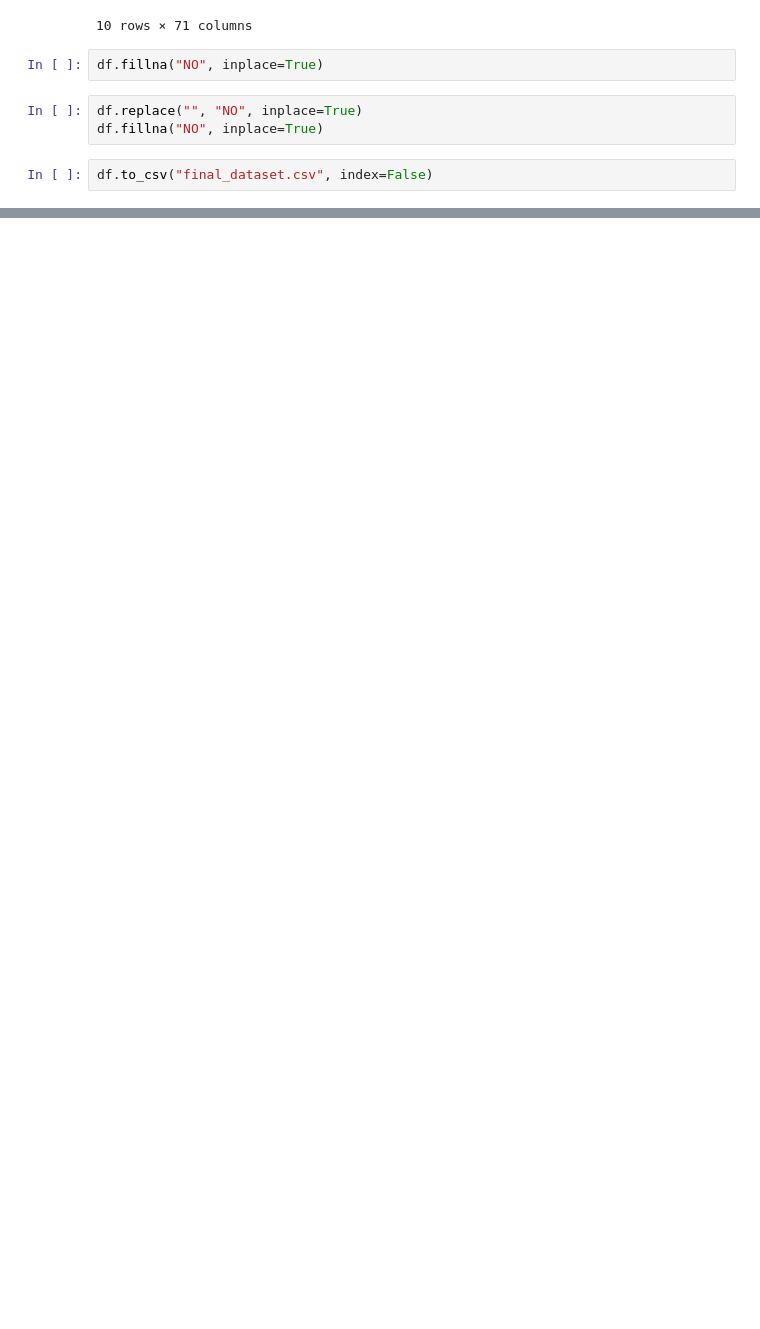
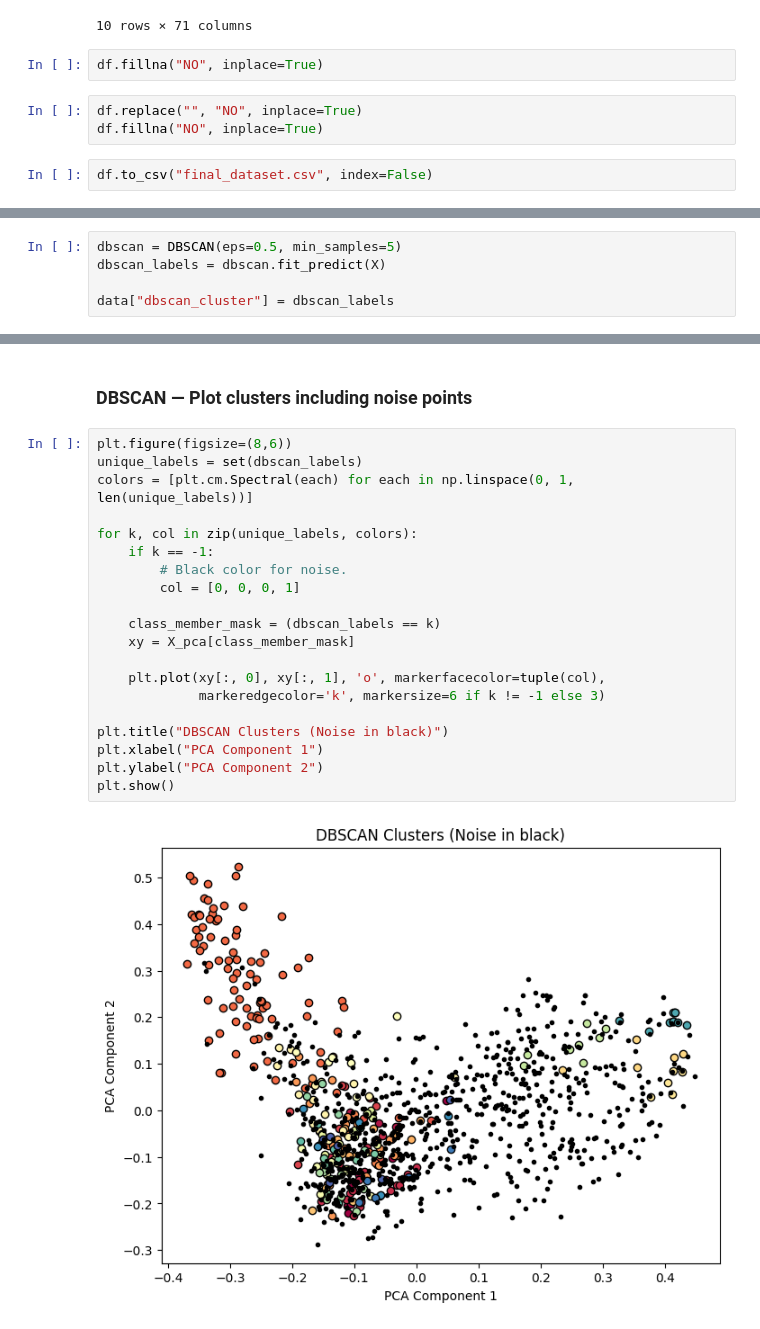
Before and after one commit to smriti-mulmi/Preprocessing, a Jupyter notebook: Note_Books/NTRS_hotel_review_ayena.ipynb, the cells around one changed output, grey strips where cells are left out. Saved outputs shown, nothing was run; the diff lists cells and outputs as text; blank space fills up the shorter version.

```diff
--- a/Note_Books/NTRS_hotel_review_ayena.ipynb
+++ b/Note_Books/NTRS_hotel_review_ayena.ipynb
@@ -1180,0 +1446,5 @@ df.to_csv("final_dataset.csv", index=False)
+# %%
+dbscan = DBSCAN(eps=0.5, min_samples=5)
+dbscan_labels = dbscan.fit_predict(X)
+
+data["dbscan_cluster"] = dbscan_labels
@@ -1180,0 +1611,24 @@ df.to_csv("final_dataset.csv", index=False)
+# %% [markdown]
+### DBSCAN — Plot clusters including noise points
+# %%
+plt.figure(figsize=(8,6))
+unique_labels = set(dbscan_labels)
+colors = [plt.cm.Spectral(each) for each in np.linspace(0, 1, len(unique_labels))]
+
+for k, col in zip(unique_labels, colors):
+    if k == -1:
+        # Black color for noise.
+        col = [0, 0, 0, 1]
+
+    class_member_mask = (dbscan_labels == k)
+    xy = X_pca[class_member_mask]
+
+    plt.plot(xy[:, 0], xy[:, 1], 'o', markerfacecolor=tuple(col),
+             markeredgecolor='k', markersize=6 if k != -1 else 3)
+
+plt.title("DBSCAN Clusters (Noise in black)")
+plt.xlabel("PCA Component 1")
+plt.ylabel("PCA Component 2")
+plt.show()
+# %% [output]
+[figure, added]
```
Also changed, not shown: parts of 49 cells of this notebook, 12 other files.
